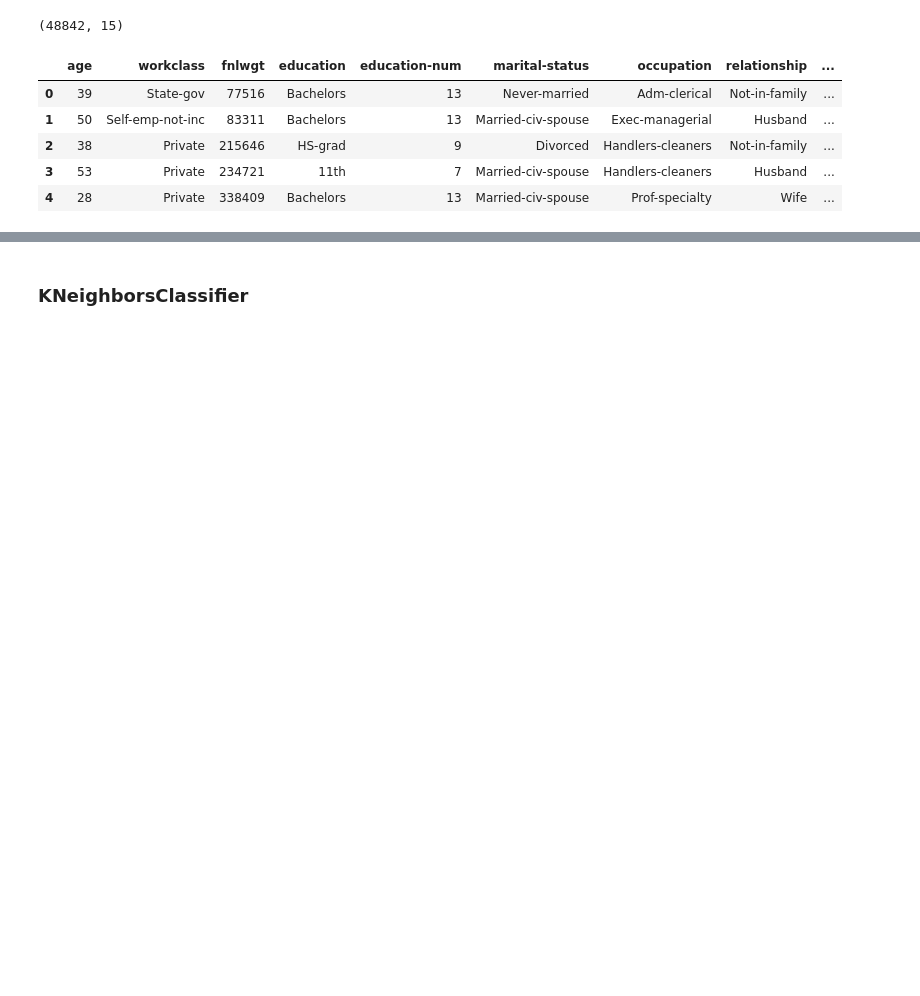
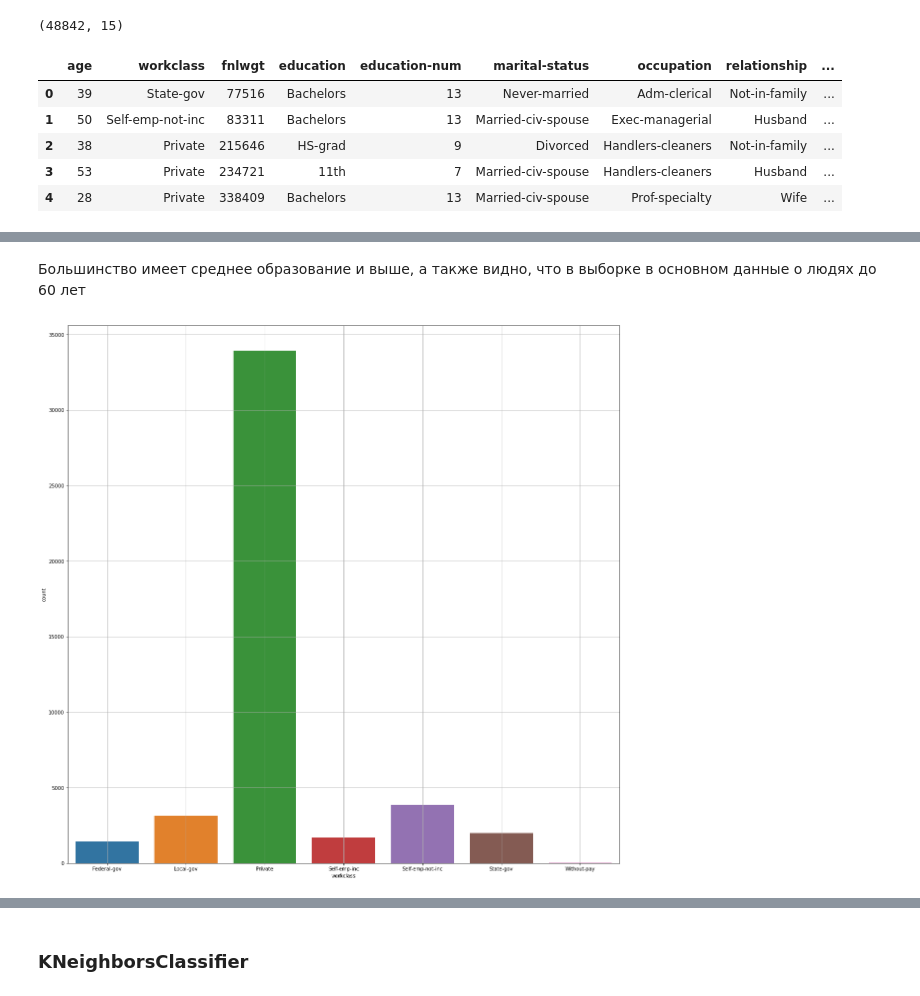
Before and after one commit to Pahandrovich/MachineLearningCourse, a Jupyter notebook: note_ml.ipynb, the cells around one changed output, grey strips where cells are left out. Saved outputs shown, nothing was run; the diff lists cells and outputs as text; code cells hidden in the pictures; blank space fills up the shorter version.

```diff
--- a/note_ml.ipynb
+++ b/note_ml.ipynb
@@ -161,0 +187,8 @@ Name: age, Length: 74, dtype: int64
+# %% [markdown]
+Большинство имеет среднее образование и выше,  а также видно, что в выборке в основном данные о людях до 60 лет
+# %%
+fig, ax = plt.subplots(figsize=(20,20))
+sns.countplot(ax=ax, x="workclass", data=data_raw)
+plt.grid()
+# %% [output]
+[figure, added]
```
Also changed, not shown: parts of 37 cells of this notebook.
